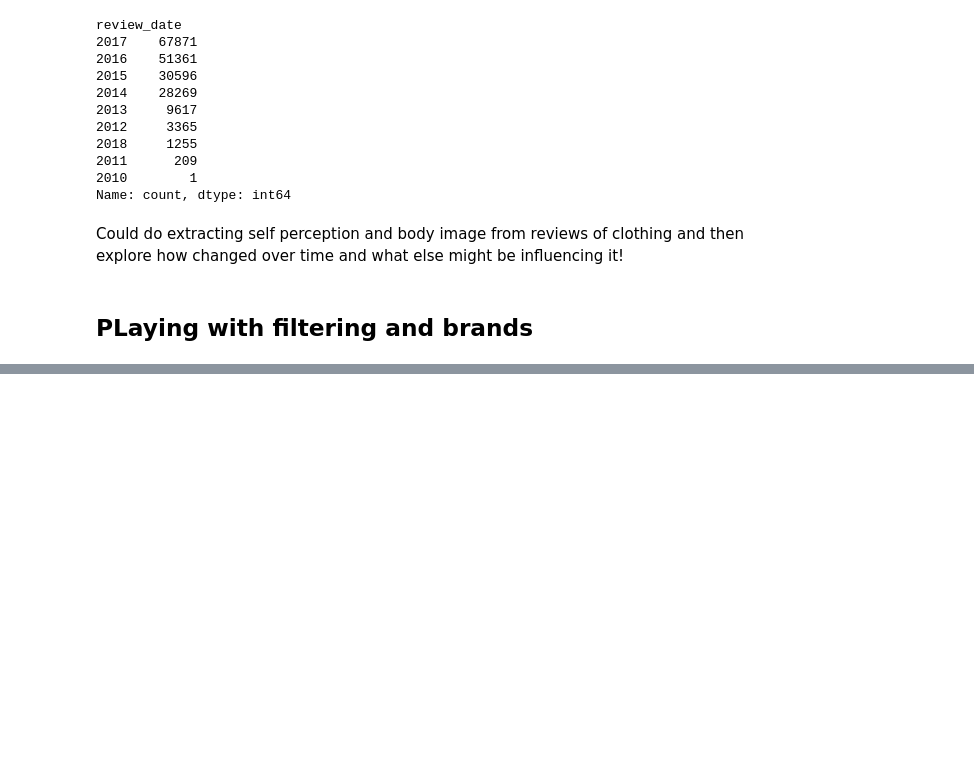
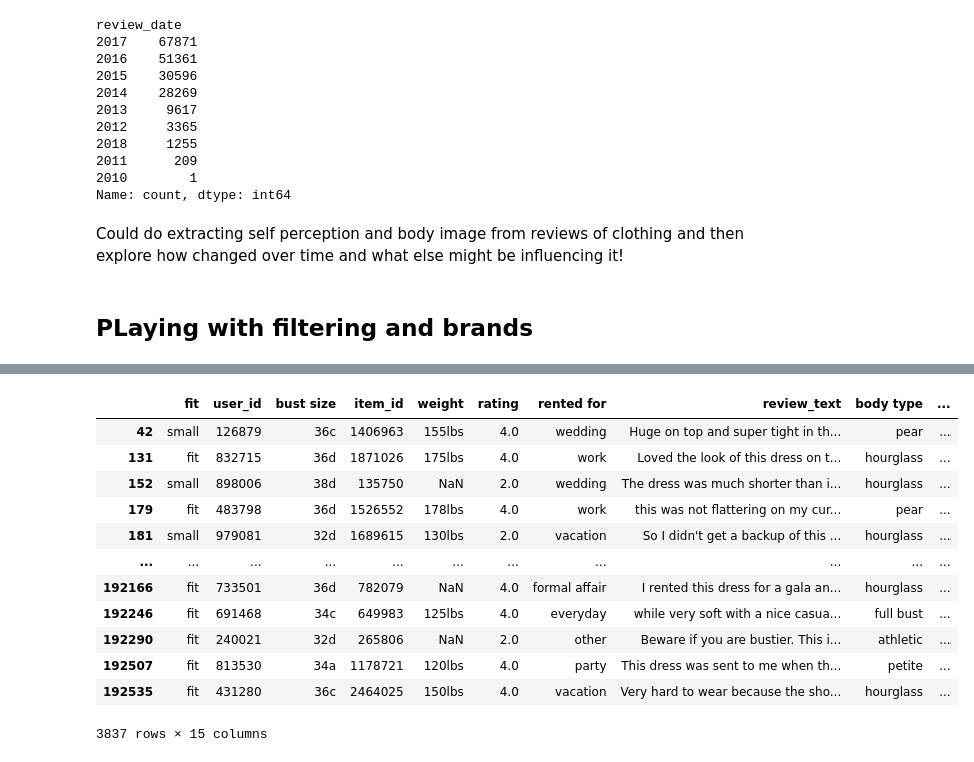
Before and after one commit to jesseAvgonzsmi/vanity_sizing_project, a Jupyter notebook: data_explosion.ipynb, the cells around one changed output, grey strips where cells are left out. Cells and saved outputs as stored; diff of their text form; code cells hidden in the pictures; blank space fills up the shorter version.

```diff
--- a/data_explosion.ipynb
+++ b/data_explosion.ipynb
@@ -269,0 +286,17 @@ amazon_csj_meta
+# %%
+pd.set_option('display.max_colwidth', None)
+rtr[rtr['rating'].isin([2.0,4.0])]
+# %% [output]
+|  | fit | user_id | bust size | item_id | weight | rating | rented for | review_text | body type | ... |
+| 42 | small | 126879 | 36c | 1406963 | 155lbs | 4.0 | wedding | Huge on top and super tight in th... | pear | ... |
+| 131 | fit | 832715 | 36d | 1871026 | 175lbs | 4.0 | work | Loved the look of this dress on t... | hourglass | ... |
+| 152 | small | 898006 | 38d | 135750 | NaN | 2.0 | wedding | The dress was much shorter than i... | hourglass | ... |
+| 179 | fit | 483798 | 36d | 1526552 | 178lbs | 4.0 | work | this was not flattering on my cur... | pear | ... |
+| 181 | small | 979081 | 32d | 1689615 | 130lbs | 2.0 | vacation | So I didn't get a backup of this ... | hourglass | ... |
+| ... | ... | ... | ... | ... | ... | ... | ... | ... | ... | ... |
+| 192166 | fit | 733501 | 36d | 782079 | NaN | 4.0 | formal affair | I rented this dress for a gala an... | hourglass | ... |
+| 192246 | fit | 691468 | 34c | 649983 | 125lbs | 4.0 | everyday | while very soft with a nice casua... | full bust | ... |
+| 192290 | fit | 240021 | 32d | 265806 | NaN | 2.0 | other | Beware if you are bustier. This i... | athletic | ... |
+| 192507 | fit | 813530 | 34a | 1178721 | 120lbs | 4.0 | party | This dress was sent to me when th... | petite | ... |
+| 192535 | fit | 431280 | 36c | 2464025 | 150lbs | 4.0 | vacation | Very hard to wear because the sho... | hourglass | ... |
+3837 rows × 15 columns
```
Also changed, not shown: parts of 1 cell of this notebook.
